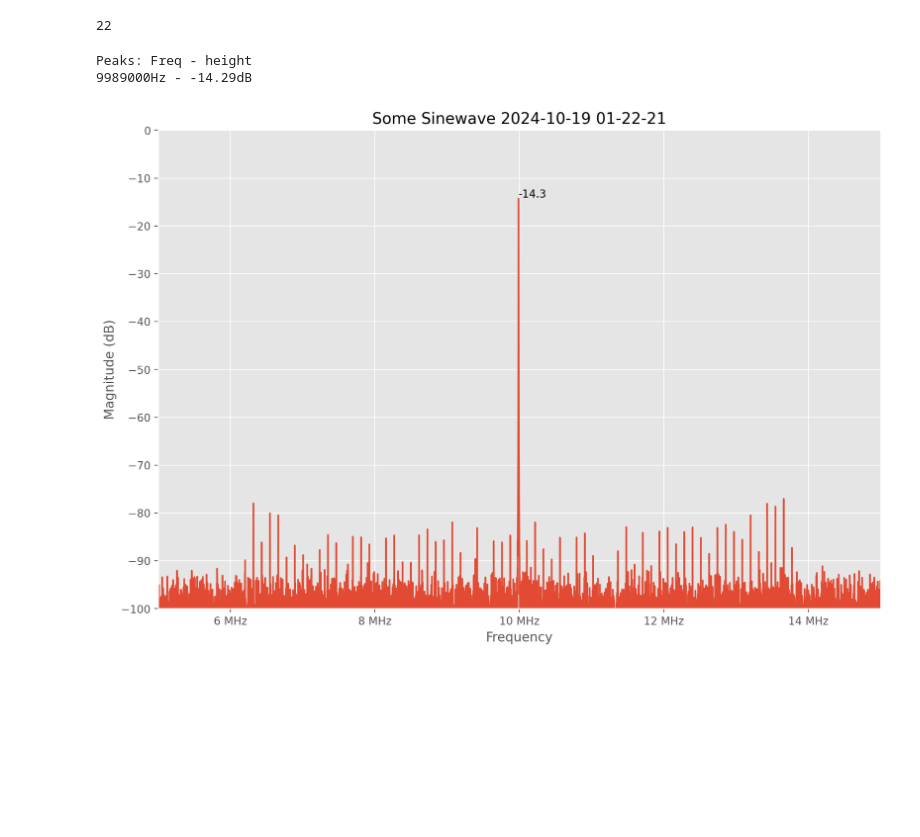
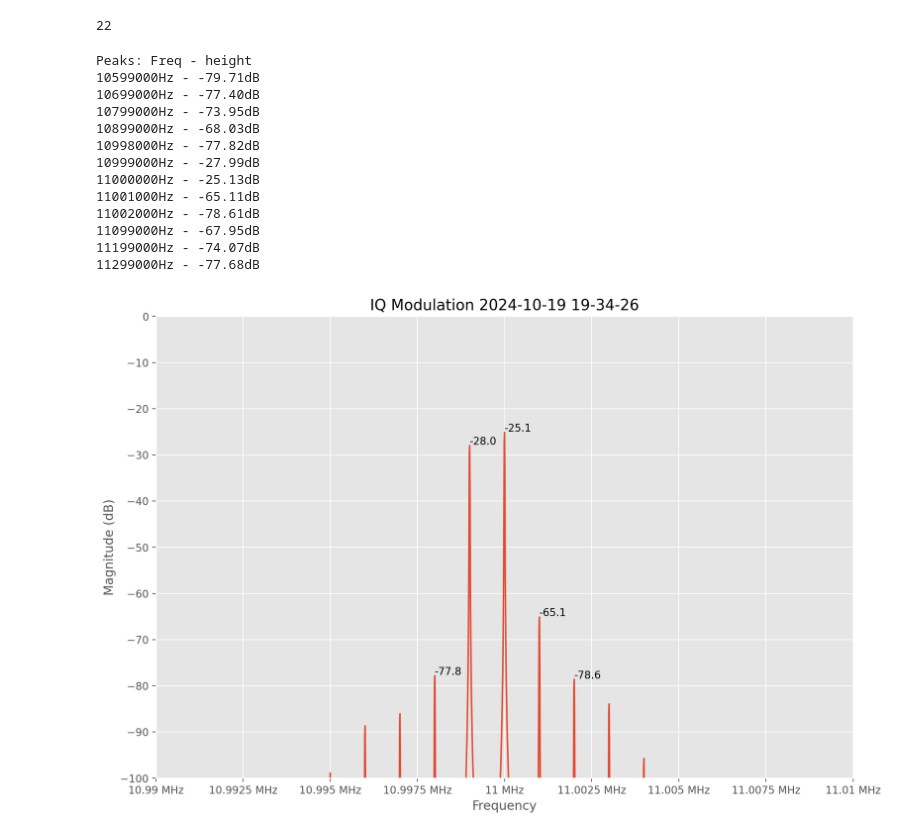
Before and after one commit to harvie256/lxi-rigol, a Jupyter notebook: rigol_mso_spec_analysis.ipynb, the cells around one changed output. Saved outputs shown, nothing was run; the diff lists cells and outputs as text; code cells hidden in the pictures; blank space fills up the shorter version.

```diff
--- a/rigol_mso_spec_analysis.ipynb
+++ b/rigol_mso_spec_analysis.ipynb
@@ -64,34 +64,45 @@ capture_dt = datetime.now()
 # %%
 # Some plotting of the scope data
 from matplotlib.ticker import EngFormatter, MultipleLocator
 from scipy.signal import find_peaks
 # Set some plot params for size and DPI
 plt.rcParams['figure.figsize'] = [12, 8]
 plt.rcParams['figure.dpi'] = 200
 
 plt.style.use('ggplot')
 
 # Plot the magnitude freq spectrum
 ax = plt.gca()
 ax.xaxis.set_major_formatter(EngFormatter(unit='Hz'))
 spectrum, freqs, line = ax.magnitude_spectrum(scaled_wav, Fs=1/x_incr, scale='dB')
-ax.set_xlim(5E6, 15E6)
+ax.set_xlim(11E6 - 10E3, 11E6 + 10E3)
 ax.set_ylim(-100, 0)
 ax.yaxis.set_major_locator(MultipleLocator(10))
 
 # Find, print and anotate peaks
 spectrum_db = 20*np.log10(spectrum) # Note spectrum array is linear scale not dB, so converting to dB to match the plot
-peaks = find_peaks(spectrum_db, height=-40)
+peaks = find_peaks(spectrum_db, height=-80)
 print('Peaks: Freq - height')
 for i in peaks[0]:
     print(f'{freqs[i]:.0f}Hz - {spectrum_db[i]:.2f}dB')
     plt.annotate(f'{spectrum_db[i]:.1f}', (freqs[i], spectrum_db[i] + 0.2))
 
 
 
-plt.title(f'Some Sinewave {capture_dt.strftime('%Y-%m-%d %H-%M-%S')}')
+plt.title(f'IQ Modulation {capture_dt.strftime('%Y-%m-%d %H-%M-%S')}')
 plt.show()
 # %% [output]
 Peaks: Freq - height
-9989000Hz - -14.29dB
+10599000Hz - -79.71dB
+10699000Hz - -77.40dB
+10799000Hz - -73.95dB
+10899000Hz - -68.03dB
+10998000Hz - -77.82dB
+10999000Hz - -27.99dB
+11000000Hz - -25.13dB
+11001000Hz - -65.11dB
+11002000Hz - -78.61dB
+11099000Hz - -67.95dB
+11199000Hz - -74.07dB
+11299000Hz - -77.68dB
-[figure, old version]
+[figure, new version]
```
Also changed, not shown: parts of 2 cells of this notebook, 7 other files.
